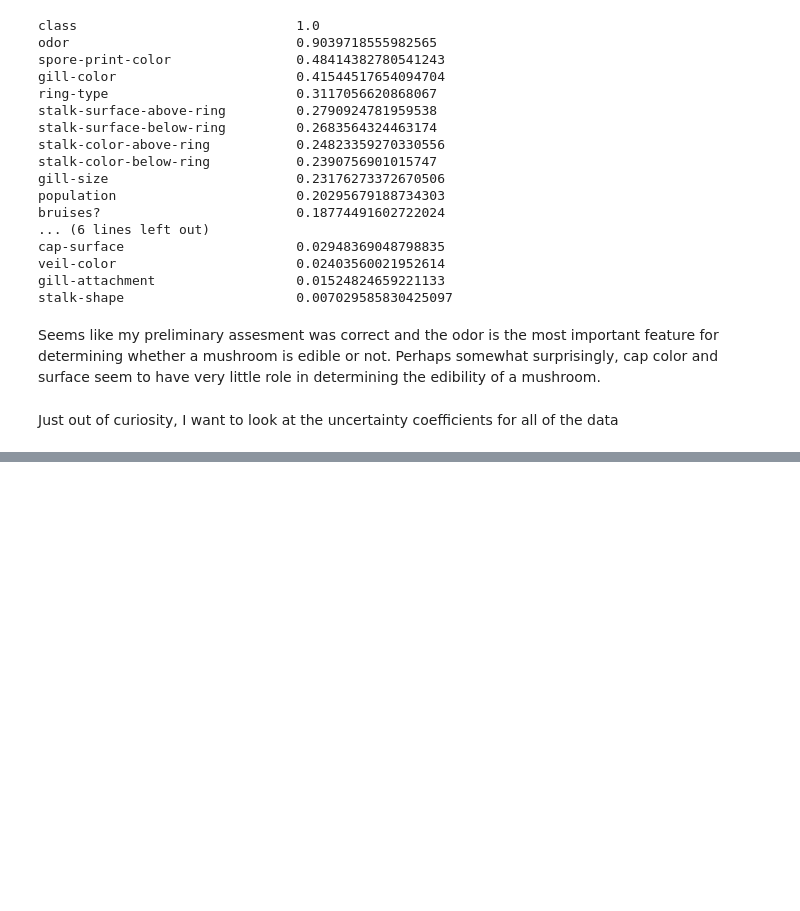
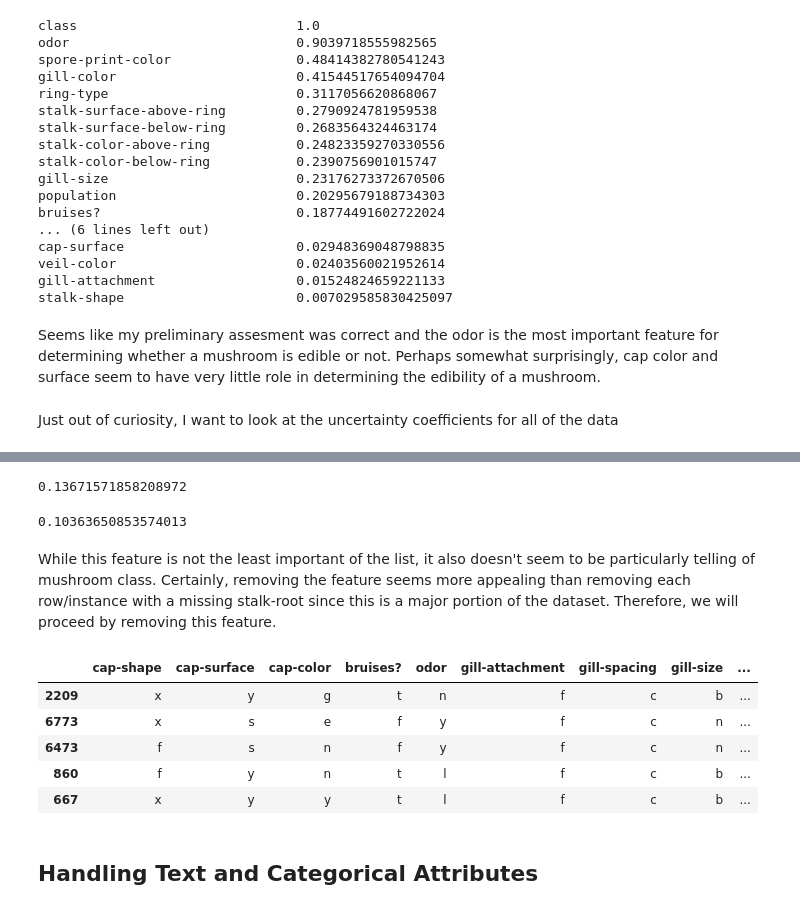
Before and after one commit to asya-b/mushroom_classification, a Jupyter notebook: can_i_eat_that_mushroom.ipynb, the cells around one changed output, grey strips where cells are left out. Saved outputs shown, nothing was run; the diff lists cells and outputs as text; code cells hidden in the pictures; blank space fills up the shorter version.

```diff
--- a/can_i_eat_that_mushroom.ipynb
+++ b/can_i_eat_that_mushroom.ipynb
@@ -339,0 +342,3 @@ Looks like in addition to odor, spore-print-color and ring-type are generally us
+# %%
+mushrooms = strat_train_set.drop('class', axis=1) # drop labels for training set
+mushrooms_labels = pd.get_dummies(strat_train_set['class'].copy())['e']
@@ -339,0 +358,4 @@ Looks like in addition to odor, spore-print-color and ring-type are generally us
+# %%
+theil_u(strat_train_set['class'].tolist(),mushrooms['stalk-root'].tolist())
+# %% [output]
+0.13671571858208972
@@ -339,0 +364,19 @@ Looks like in addition to odor, spore-print-color and ring-type are generally us
+# %%
+theil_u(strat_train_set[~mask]['class'].tolist(),mushrooms[~mask]['stalk-root'].tolist())
+# %% [output]
+0.10363650853574013
+# %% [markdown]
+While this feature is not the least important of the list, it also doesn't seem to be particularly telling of mushroom class. Certainly, removing the feature seems more appealing than removing each row/instance with a missing stalk-root since this is a major portion of the dataset. Therefore, we will proceed by removing this feature.
+# %%
+mushrooms.drop("stalk-root", axis=1, inplace=True)
+# %%
+mushrooms.head()
+# %% [output]
+|  | cap-shape | cap-surface | cap-color | bruises? | odor | gill-attachment | gill-spacing | gill-size | ... |
+| 2209 | x | y | g | t | n | f | c | b | ... |
+| 6773 | x | s | e | f | y | f | c | n | ... |
+| 6473 | f | s | n | f | y | f | c | n | ... |
+| 860 | f | y | n | t | l | f | c | b | ... |
+| 667 | x | y | y | t | l | f | c | b | ... |
+# %% [markdown]
+## Handling Text and Categorical Attributes
```
Also changed, not shown: parts of 33 cells of this notebook.
